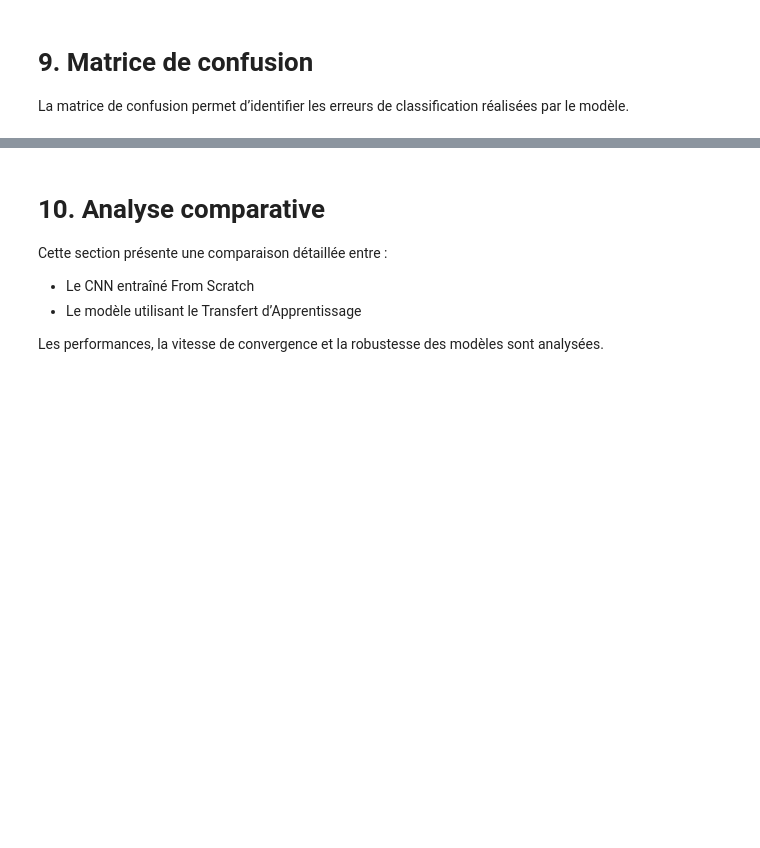
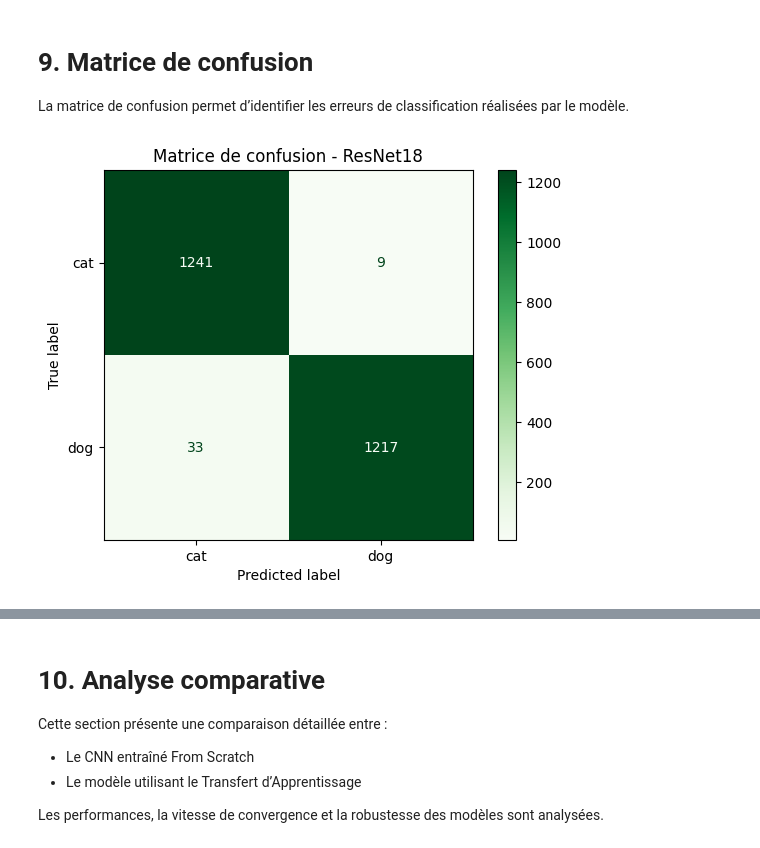
Before and after one commit to DonBos27/cnn-catsdogs-DonBosenga, a Jupyter notebook: notebook.ipynb, the cells around one changed output, grey strips where cells are left out. Drawn from its saved outputs; the diff is of its cells as text; code cells hidden in the pictures; blank space fills up the shorter version.

```diff
--- a/notebook.ipynb
+++ b/notebook.ipynb
@@ -773,3 +934,42 @@ Les modèles sont évalués sur l’ensemble de test à l’aide des métriques
 # 9. Matrice de confusion
 
 La matrice de confusion permet d’identifier les erreurs de classification réalisées par le modèle.
+# %%
+from sklearn.metrics import confusion_matrix, ConfusionMatrixDisplay
+
+all_preds = []
+all_labels = []
+
+best_resnet18.eval()
+
+with torch.no_grad():
+
+    for images, labels in testloader:
+
+        images = images.to(device)
+        labels = labels.to(device)
+
+        outputs = best_resnet18(images)
+
+        preds = torch.argmax(outputs, dim=1)
+
+        all_preds.extend(preds.cpu().numpy())
+        all_labels.extend(labels.cpu().numpy())
+
+cm_resnet = confusion_matrix(
+    all_labels,
+    all_preds
+)
+
+disp = ConfusionMatrixDisplay(
+    confusion_matrix=cm_resnet,
+    display_labels=test_data.classes
+)
+
+disp.plot(cmap="Greens")
+
+plt.title("Matrice de confusion - ResNet18")
+
+plt.show()
+# %% [output]
+[figure, added]
```
Also changed, not shown: parts of 31 cells of this notebook.
